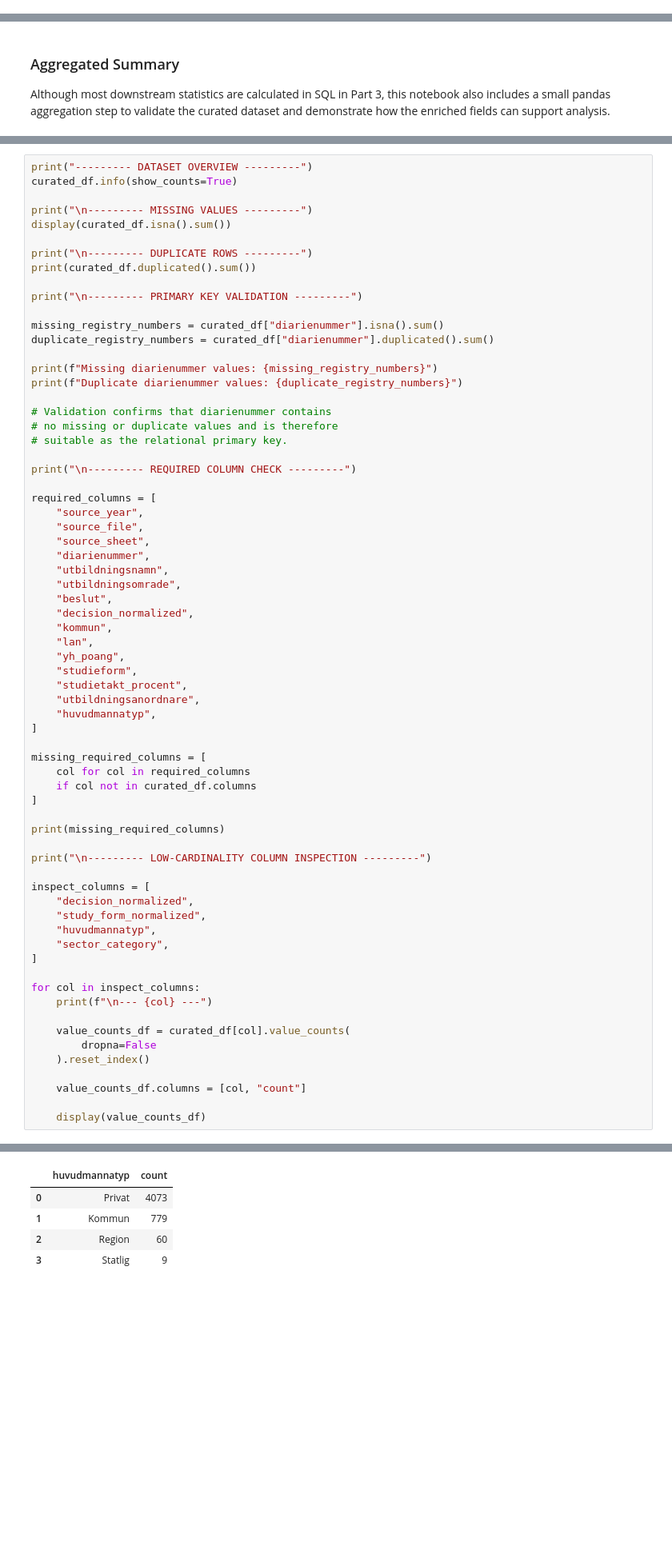
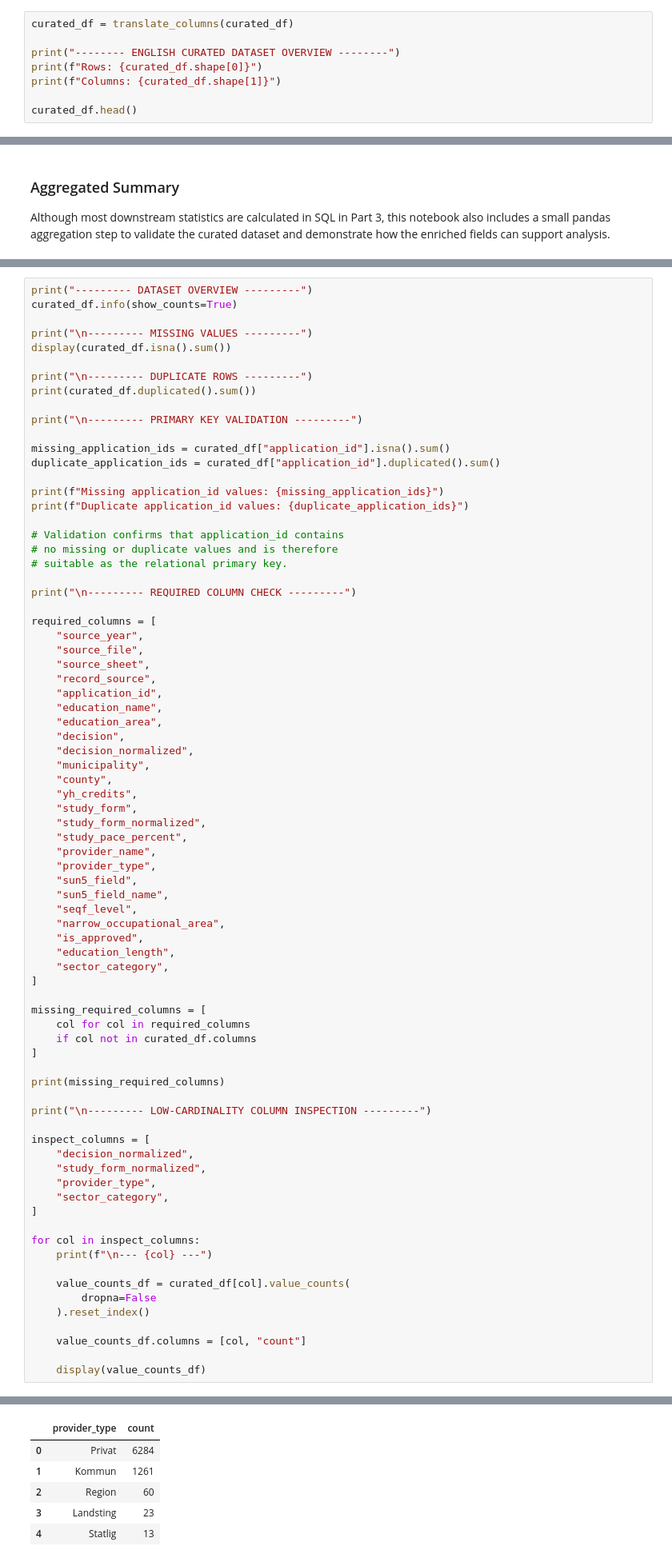
Before and after one commit to XinGclover/myh-applications-analytics, a Jupyter notebook: part_2/notebooks/part_2_curated_dataset.ipynb, the cells around one changed output, grey strips where cells are left out. Shown at 80% size. Cells and saved outputs as stored; diff of their text form; blank space fills up the shorter version.

```diff
--- a/part_2/notebooks/part_2_curated_dataset.ipynb
+++ b/part_2/notebooks/part_2_curated_dataset.ipynb
@@ -253,0 +272,8 @@ Columns: 24
+# %%
+curated_df = translate_columns(curated_df)
+
+print("-------- ENGLISH CURATED DATASET OVERVIEW --------")
+print(f"Rows: {curated_df.shape[0]}")
+print(f"Columns: {curated_df.shape[1]}")
+
+curated_df.head()
@@ -307,13 +336,13 @@ print(curated_df.duplicated().sum())
 
 print("\n--------- PRIMARY KEY VALIDATION ---------")
 
-missing_registry_numbers = curated_df["diarienummer"].isna().sum()
-duplicate_registry_numbers = curated_df["diarienummer"].duplicated().sum()
+missing_application_ids = curated_df["application_id"].isna().sum()
+duplicate_application_ids = curated_df["application_id"].duplicated().sum()
 
-print(f"Missing diarienummer values: {missing_registry_numbers}")
-print(f"Duplicate diarienummer values: {duplicate_registry_numbers}")
+print(f"Missing application_id values: {missing_application_ids}")
+print(f"Duplicate application_id values: {duplicate_application_ids}")
 
-# Validation confirms that diarienummer contains
+# Validation confirms that application_id contains
 # no missing or duplicate values and is therefore
 # suitable as the relational primary key.
 
@@ -323,18 +352,27 @@ required_columns = [
     "source_year",
     "source_file",
     "source_sheet",
-    "diarienummer",
-    "utbildningsnamn",
-    "utbildningsomrade",
-    "beslut",
+    "record_source",
+    "application_id",
+    "education_name",
+    "education_area",
+    "decision",
     "decision_normalized",
-    "kommun",
-    "lan",
-    "yh_poang",
-    "studieform",
-    "studietakt_procent",
-    "utbildningsanordnare",
-    "huvudmannatyp",
+    "municipality",
+    "county",
+    "yh_credits",
+    "study_form",
+    "study_form_normalized",
+    "study_pace_percent",
+    "provider_name",
+    "provider_type",
+    "sun5_field",
+    "sun5_field_name",
+    "seqf_level",
+    "narrow_occupational_area",
+    "is_approved",
+    "education_length",
+    "sector_category",
 ]
 
 missing_required_columns = [
@@ -349,7 +387,7 @@ print("\n--------- LOW-CARDINALITY COLUMN INSPECTION ---------")
 inspect_columns = [
     "decision_normalized",
     "study_form_normalized",
-    "huvudmannatyp",
+    "provider_type",
     "sector_category",
 ]
 
@@ -423,7 +462,8 @@ Duplicate diarienummer values: 0
-|  | huvudmannatyp | count |
-| 0 | Privat | 4073 |
-| 1 | Kommun | 779 |
+|  | provider_type | count |
+| 0 | Privat | 6284 |
+| 1 | Kommun | 1261 |
 | 2 | Region | 60 |
-| 3 | Statlig | 9 |
+| 3 | Landsting | 23 |
+| 4 | Statlig | 13 |
 --- sector_category ---
 |  | sector_category | count |
```
Also changed, not shown: parts of 15 cells of this notebook, 7 other files.
